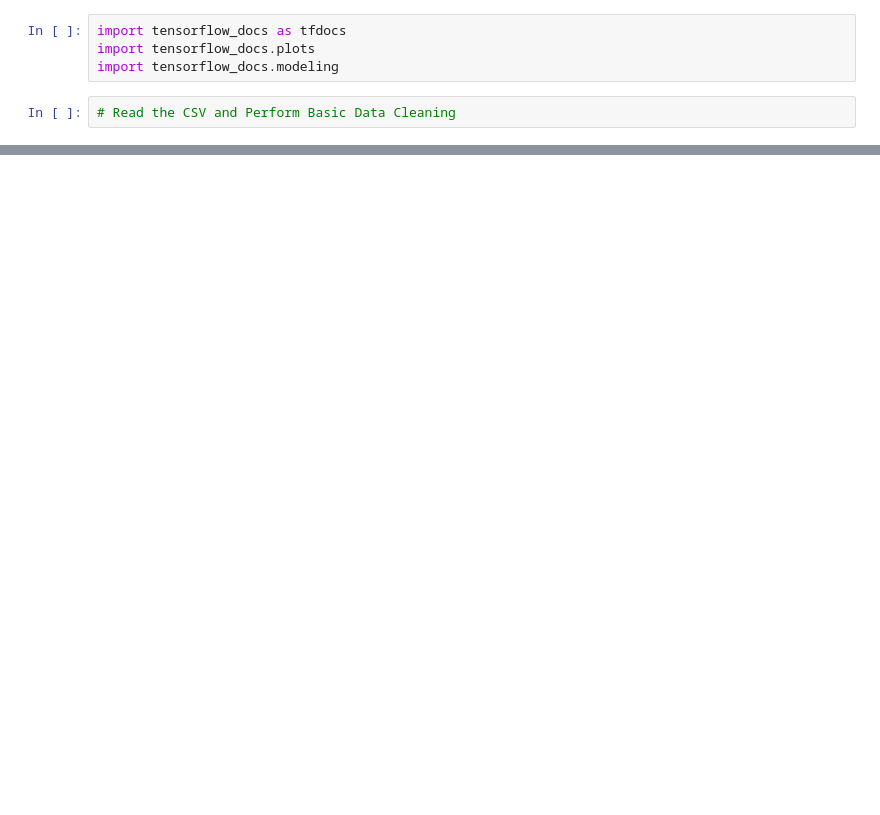
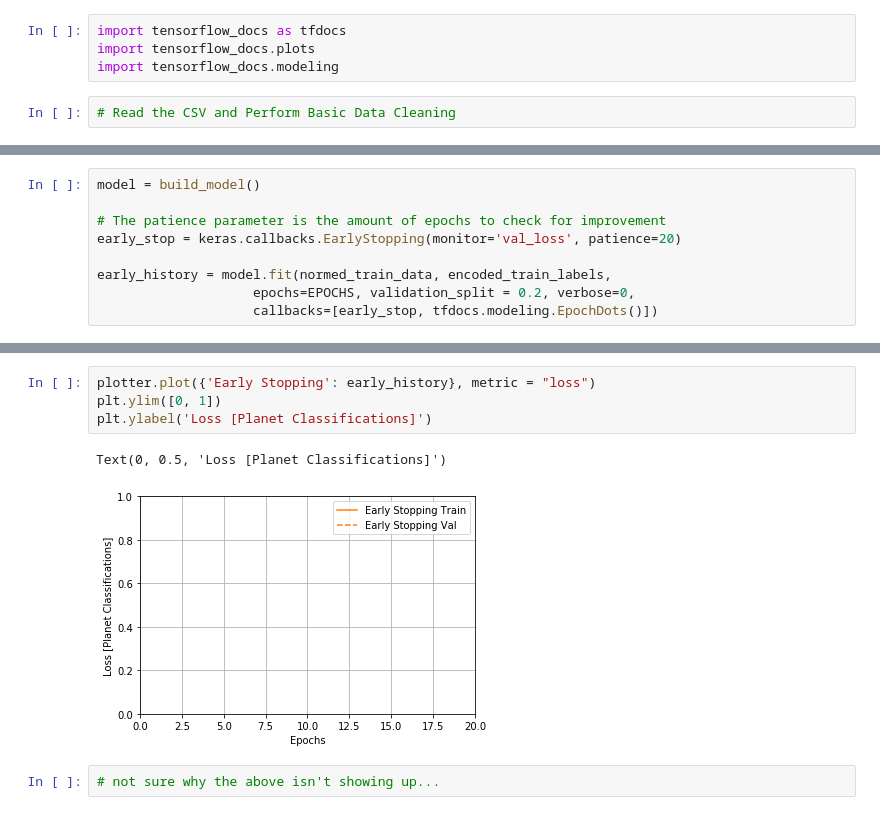
Before and after one commit to JonathanCornish/machine-learning-challenge, a Jupyter notebook: ML_Model_1.ipynb, the cells around one changed output, grey strips where cells are left out. Saved outputs shown, nothing was run; the diff lists cells and outputs as text; blank space fills up the shorter version.

```diff
--- a/ML_Model_1.ipynb
+++ b/ML_Model_1.ipynb
@@ -55,0 +421,9 @@ FileNotFoundError: ignored
+# %%
+model = build_model()
+
+# The patience parameter is the amount of epochs to check for improvement
+early_stop = keras.callbacks.EarlyStopping(monitor='val_loss', patience=20)
+
+early_history = model.fit(normed_train_data, encoded_train_labels,
+                    epochs=EPOCHS, validation_split = 0.2, verbose=0,
+                    callbacks=[early_stop, tfdocs.modeling.EpochDots()])
@@ -55,0 +433,9 @@ FileNotFoundError: ignored
+# %%
+plotter.plot({'Early Stopping': early_history}, metric = "loss")
+plt.ylim([0, 1])
+plt.ylabel('Loss [Planet Classifications]')
+# %% [output]
+Text(0, 0.5, 'Loss [Planet Classifications]')
+[figure, added]
+# %%
+# not sure why the above isn't showing up...
```
Also changed, not shown: parts of 46 cells of this notebook.
